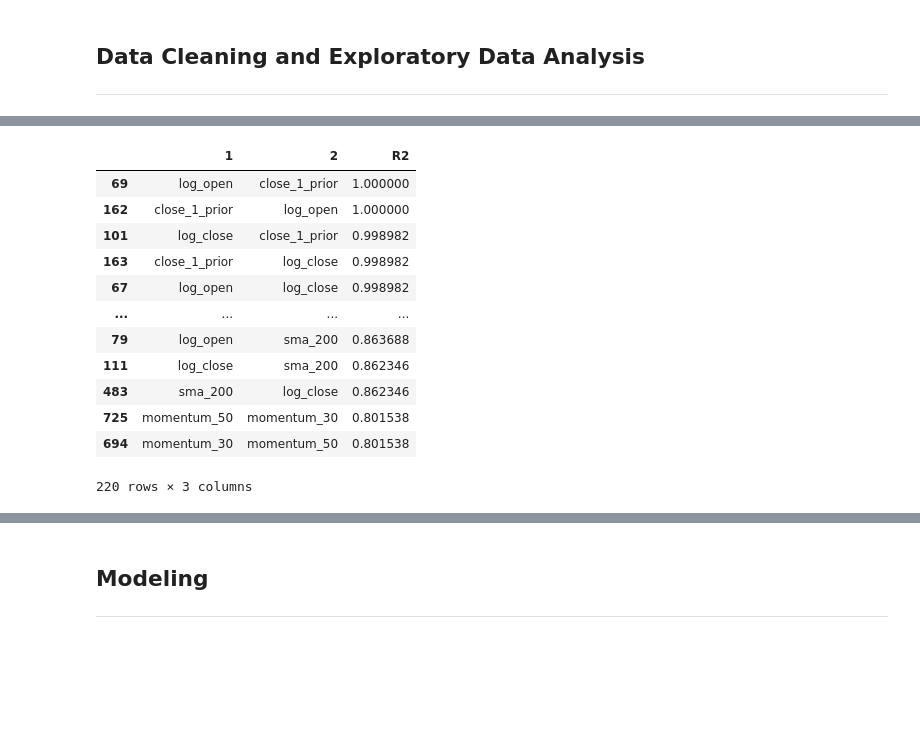
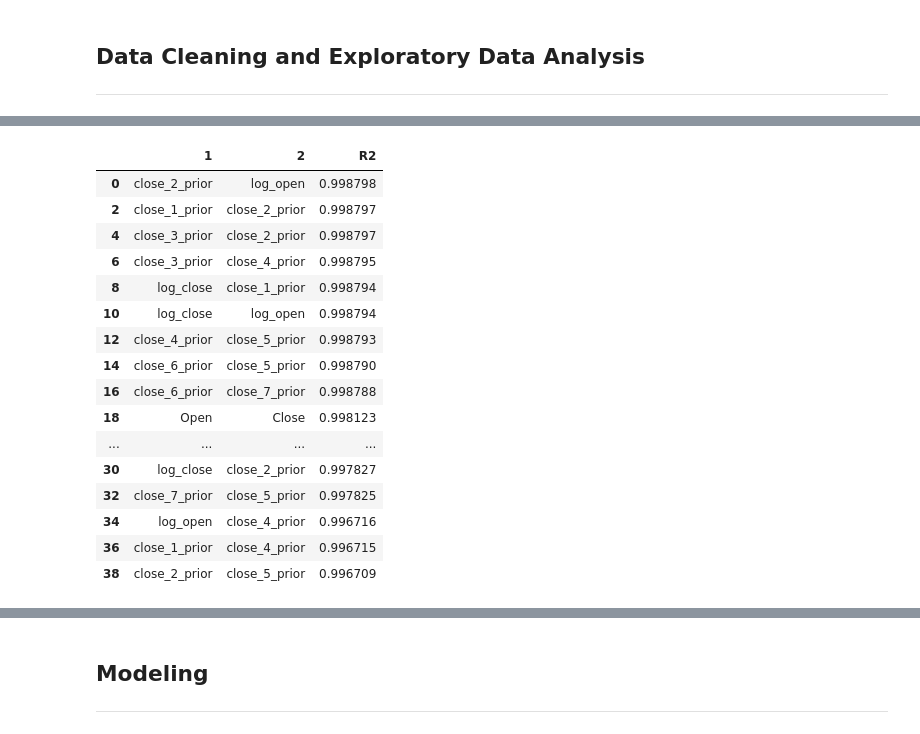
Before and after one commit to tjbray20/Cryptocurrency_Time_Series, a Jupyter notebook: TJNotebook.ipynb, the cells around one changed output, grey strips where cells are left out. Saved outputs shown, nothing was run; the diff lists cells and outputs as text; code cells hidden in the pictures; blank space fills up the shorter version.

```diff
--- a/TJNotebook.ipynb
+++ b/TJNotebook.ipynb
@@ -92,42 +92,57 @@ def resample(df, time_period = '1d'):
 # %%
 def add_cols(df):
 
+    #Logging the data is very common in financial data do to it's proclivity for outliers and skewness.
+    #logging the opening and closing prices helps us make the historical prices more normally distributed.
     df['log_open'] = np.log(df['Open'])
     df['log_close'] = np.log(df['Close'])
 
-    #let's make sure this is correct
+    #Logging the return and shifting allows us to normalize the returns, this also makes the returns additive
+    #rather than multiplicative.
     df['return'] = np.log(df['Close']/df['Close'].shift(1)).shift(1)
 
+    #Knowing the close of the asset price over the last 7 days can be beneficial in predicting the price of
+    #the next day
     for i in range(7):
         days_ago = f'close_{i+1}_prior'
         df[days_ago] = df['log_close'].shift(i+1)
 
+    #The simple moving average of the closing price of the asset helps smooth the data. It can help determine
+    #whether the price will continue moving in a certain diretion or change course.
     df['sma_7'] = df['Close'].rolling(7).mean().shift(1)
     df['sma_30'] = df['Close'].rolling(30).mean().shift(1)
     df['sma_50'] = df['Close'].rolling(50).mean().shift(1)
     df['sma_200'] = df['Close'].rolling(200).mean().shift(1)
 
+    #The distance between the closing price and the simple moving average can help identify possible reversals
+    #in price direction. Crossovers can prove valuable in determining the sentiment of the asset.
     df['dist_sma_7'] = (df['Close'] - df['sma_7']).shift(1)
     df['dist_sma_30'] = (df['Close'] - df['sma_30']).shift(1)
     df['dist_sma_50'] = (df['Close'] - df['sma_50']).shift(1)
     df['dist_sma_200'] = (df['Close'] - df['sma_200']).shift(1)
 
+    #Momentum is a measure that shows how strong an asset is moving in a particular direction. Stronger values
+    #mean the current trend is likely to continue.
     df['momentum_7'] = df['return'].rolling(7).mean().shift(1)
     df['momentum_30'] = df['return'].rolling(30).mean().shift(1)
     df['momentum_50'] = df['return'].rolling(50).mean().shift(1)
     df['momentum_200'] = df['return'].rolling(200).mean().shift(1)
 
+    #This shows the degress at which prives move. Asssets that are highly volatile are riskier (such as crypto-
+    #currencies).
     df['volatility_7'] = df['return'].rolling(7).std().shift(1)
     df['volatility_30'] = df['return'].rolling(7).std().shift(1)
     df['volatility_50'] =  df['return'].rolling(50).std().shift(1)
     df['volatility_200'] = df['return'].rolling(200).std().shift(1)
 
+    #The volume of trades can confirm the momentum of the stock or alert for the possibility of a reversal.
     df['volume_7'] = df['Volume'].rolling(7).mean().shift(1)
     df['volume_14'] = df['Volume'].rolling(14).mean().shift(1)
     df['volume_30'] = df['Volume'].rolling(30).mean().shift(1)
     df['volume_50'] = df['Volume'].rolling(50).mean().shift(1)
 
-    df.drop(['Volume'], axis = 1, inplace = True)
+    df['Volume'] = df['Volume'].shift(1)
+
     df.dropna(inplace = True)
 
     return df
@@ -172,0 +152,4 @@ memory usage: 326.1 KB
+# %%
+#in order to create a training set and a testing set, we use only the data until October 1, 2021 to train our models.
+daily = daily[daily.index <= '10-1-2021']
+daily.info()
@@ -177,18 +189,24 @@ daily.plot(figsize=(20,36), subplots=True, legend=True);
 # %%
 corrs = daily.corr().stack().reset_index()
 corrs.columns = ['1','2','R2']
-corrs[(corrs.R2 > .8) & (corrs.R2 < 1)].sort_values('R2', ascending = False)
+temp = corrs[(corrs.R2 > .8) & (corrs.R2 < .999)].sort_values('R2', ascending = False).reset_index(drop = True)
+correlations = temp[temp.index % 2 == 0]
+correlations.head(20)
 # %% [output]
 |  | 1 | 2 | R2 |
-| 69 | log_open | close_1_prior | 1.000000 |
-| 162 | close_1_prior | log_open | 1.000000 |
-| 101 | log_close | close_1_prior | 0.998982 |
-| 163 | close_1_prior | log_close | 0.998982 |
-| 67 | log_open | log_close | 0.998982 |
+| 0 | close_2_prior | log_open | 0.998798 |
+| 2 | close_1_prior | close_2_prior | 0.998797 |
+| 4 | close_3_prior | close_2_prior | 0.998797 |
+| 6 | close_3_prior | close_4_prior | 0.998795 |
+| 8 | log_close | close_1_prior | 0.998794 |
+| 10 | log_close | log_open | 0.998794 |
+| 12 | close_4_prior | close_5_prior | 0.998793 |
+| 14 | close_6_prior | close_5_prior | 0.998790 |
+| 16 | close_6_prior | close_7_prior | 0.998788 |
+| 18 | Open | Close | 0.998123 |
 | ... | ... | ... | ... |
-| 79 | log_open | sma_200 | 0.863688 |
-| 111 | log_close | sma_200 | 0.862346 |
-| 483 | sma_200 | log_close | 0.862346 |
-| 725 | momentum_50 | momentum_30 | 0.801538 |
-| 694 | momentum_30 | momentum_50 | 0.801538 |
+| 30 | log_close | close_2_prior | 0.997827 |
+| 32 | close_7_prior | close_5_prior | 0.997825 |
+| 34 | log_open | close_4_prior | 0.996716 |
+| 36 | close_1_prior | close_4_prior | 0.996715 |
+| 38 | close_2_prior | close_5_prior | 0.996709 |
-220 rows × 3 columns
```
Also changed, not shown: parts of 65 cells of this notebook.
